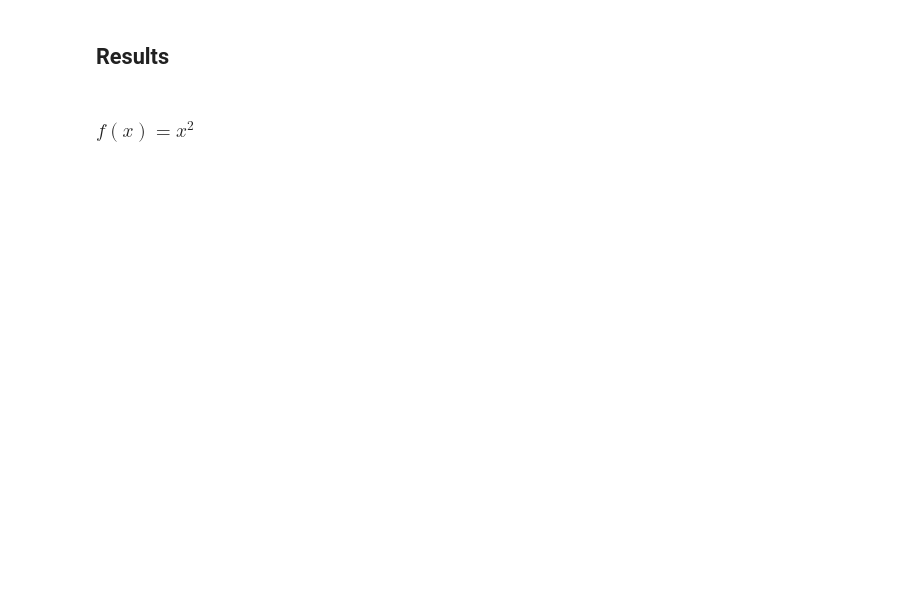
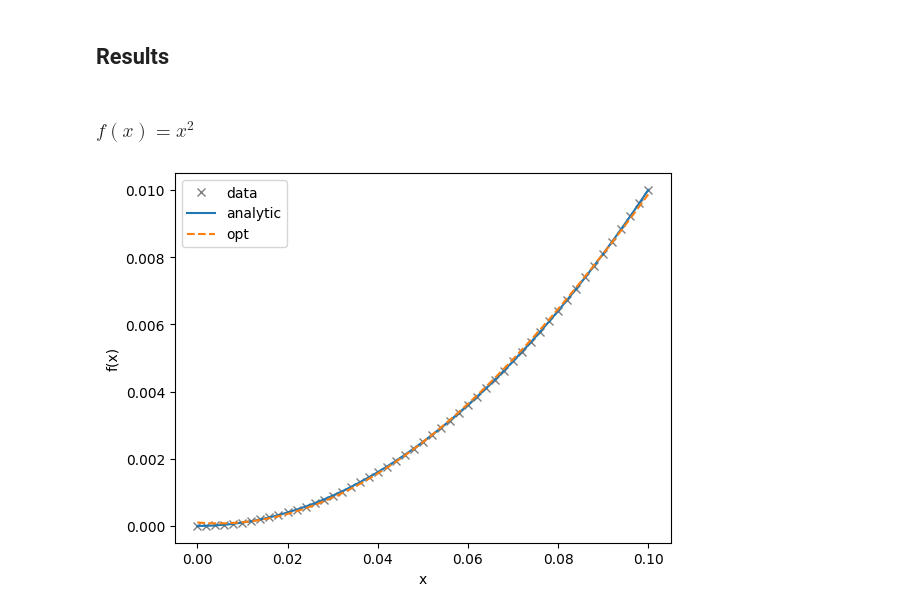
Before and after one commit to LeonardEyer/QKM, a Jupyter notebook: QKM.ipynb, the cells around one changed output. Saved outputs shown, nothing was run; the diff lists cells and outputs as text; code cells hidden in the pictures; blank space fills up the shorter version.

```diff
--- a/QKM.ipynb
+++ b/QKM.ipynb
@@ -122,5 +162,26 @@ def kernel_subplot(ax, k, N, grid_res=15):
     ax.set_ylabel("y")
     ax.set_xticks([0, np.pi, 2*np.pi], ["0", r"$\pi$", r"$2\pi$"])
     ax.set_yticks([0, np.pi, 2*np.pi], ["0", r"$\pi$", r"$2\pi$"])
+
+def loss_plot(lossesArray, labels=None):
+    for i, losses in enumerate(lossesArray):
+        label = labels[i] if labels is not None else f"loss {i}"
+        plt.plot(losses, label=label)
+    plt.ylabel("Loss")
+    plt.xlabel("Epoch")
+    plt.yscale("log")
+    plt.legend()
+    plt.show()
+
+def compare_plot(f_opt, f_sol, data, xs):
+    x = data[0]
+    y = data[1]
+    plt.plot(x, y, "x", label="data", color="black", alpha=0.5)
+    plt.plot(xs, [f_sol(x) for x in xs], label="analytic")
+    plt.plot(xs, [f_opt(x) for x in xs], label="opt", linestyle="--")
+    plt.ylabel("f(x)")
+    plt.xlabel("x")
+    plt.legend()
+    plt.show()
 # %%
 fig, axs = plt.subplots(1, 3, figsize=(15, 5), sharex=True, sharey=True)
@@ -143,3 +219,10 @@ plt.show()
 x = np.linspace(0, 0.1, 51)
 y = x**2
 data = np.array([x, y])
+# %%
+k = K_classical(0.14)
+f,_ = mmr_newton(data, k)
+
+compare_plot(f, lambda x: x**2, data, xs=np.linspace(0, 0.1, 100))
+# %% [output]
+[figure, added]
```
Also changed, not shown: parts of 18 cells of this notebook.
